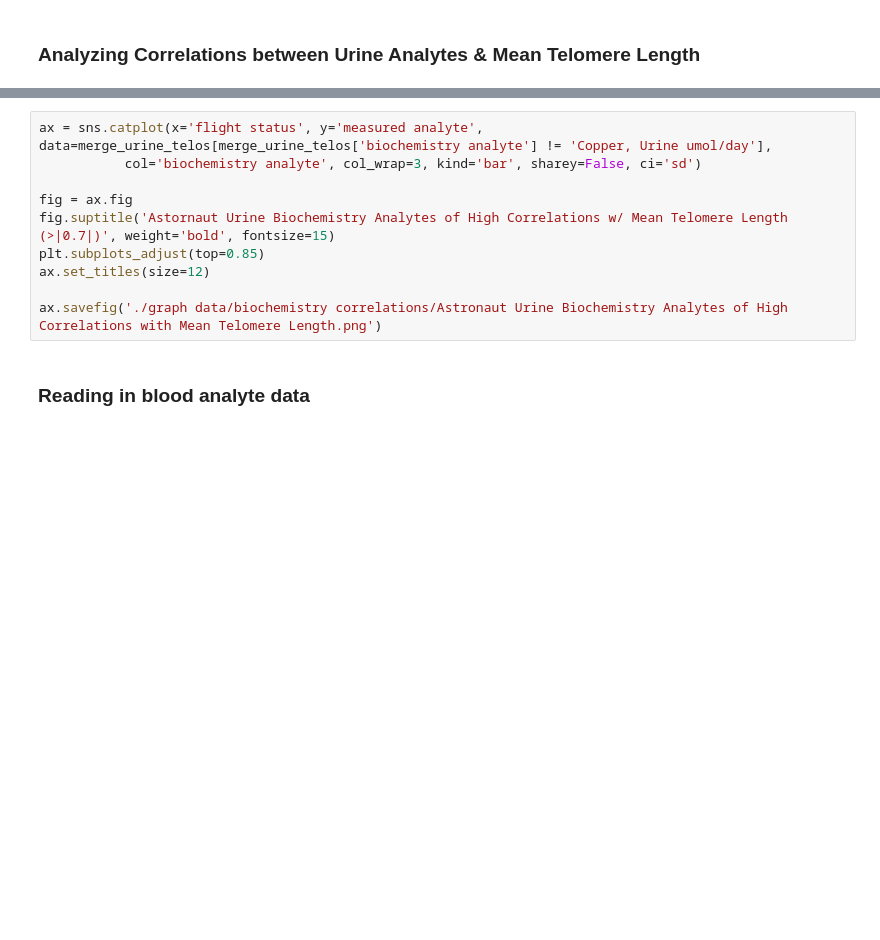
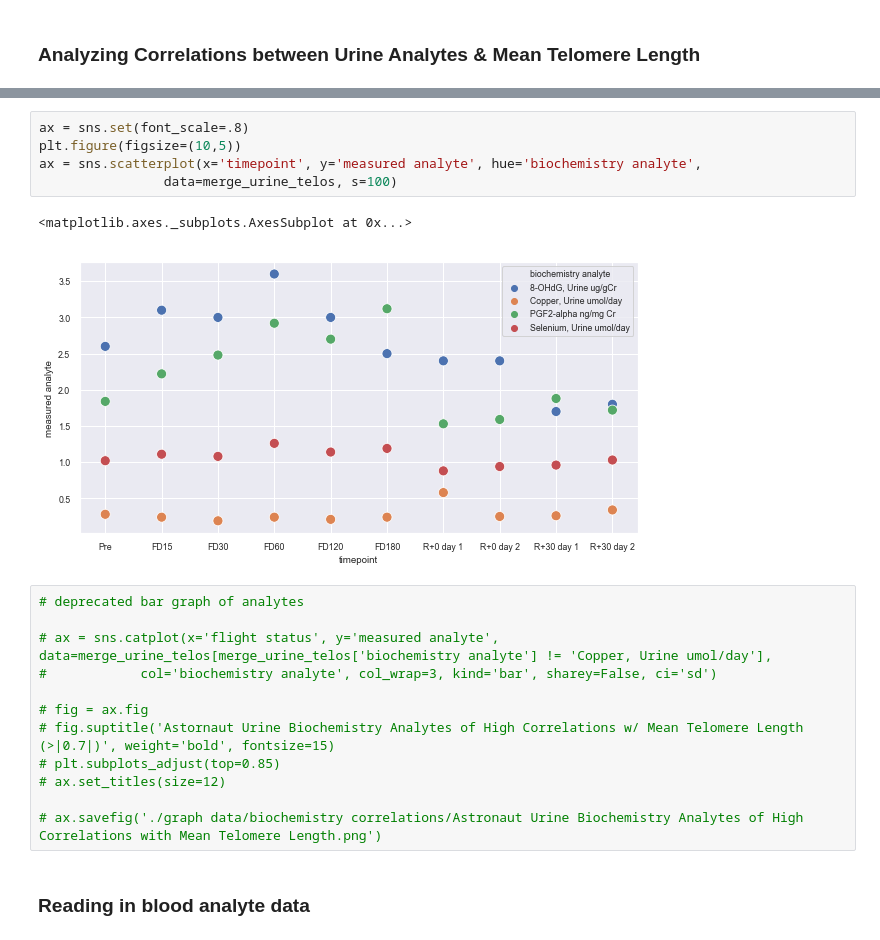
Before and after one commit to Jared-Luxton/NASA-astronauts-telomeres-chromosomes, a Jupyter notebook: NASA_telomeres/03a NASA Astros Telo Data Visualization and Stats.ipynb, the cells around one changed output, grey strips where cells are left out. Cells and saved outputs as stored; diff of their text form; blank space fills up the shorter version.

```diff
--- a/NASA_telomeres/03a NASA Astros Telo Data Visualization and Stats.ipynb
+++ b/NASA_telomeres/03a NASA Astros Telo Data Visualization and Stats.ipynb
@@ -416,13 +480,23 @@ for group in list(merge_urine_telos['biochemistry analyte'].unique()):
+# %%
+ax = sns.set(font_scale=.8)
+plt.figure(figsize=(10,5))
+ax = sns.scatterplot(x='timepoint', y='measured analyte', hue='biochemistry analyte',
+                data=merge_urine_telos, s=100)
+# %% [output]
+<matplotlib.axes._subplots.AxesSubplot at 0x...>
+[figure, added]
 # %%
-ax = sns.catplot(x='flight status', y='measured analyte', data=merge_urine_telos[merge_urine_telos['biochemistry analyte'] != 'Copper, Urine umol/day'],
-           col='biochemistry analyte', col_wrap=3, kind='bar', sharey=False, ci='sd')
+# deprecated bar graph of analytes
 
-fig = ax.fig
-fig.suptitle('Astornaut Urine Biochemistry Analytes of High Correlations w/ Mean Telomere Length (>|0.7|)', weight='bold', fontsize=15)
-plt.subplots_adjust(top=0.85)
-ax.set_titles(size=12)
+# ax = sns.catplot(x='flight status', y='measured analyte', data=merge_urine_telos[merge_urine_telos['biochemistry analyte'] != 'Copper, Urine umol/day'],
+#            col='biochemistry analyte', col_wrap=3, kind='bar', sharey=False, ci='sd')
 
-ax.savefig('./graph data/biochemistry correlations/Astronaut Urine Biochemistry Analytes of High Correlations with Mean Telomere Length.png')
+# fig = ax.fig
+# fig.suptitle('Astornaut Urine Biochemistry Analytes of High Correlations w/ Mean Telomere Length (>|0.7|)', weight='bold', fontsize=15)
+# plt.subplots_adjust(top=0.85)
+# ax.set_titles(size=12)
+
+# ax.savefig('./graph data/biochemistry correlations/Astronaut Urine Biochemistry Analytes of High Correlations with Mean Telomere Length.png')
 # %% [markdown]
 ### Reading in blood analyte data
 # %%
```
Also changed, not shown: parts of 9 cells of this notebook.
